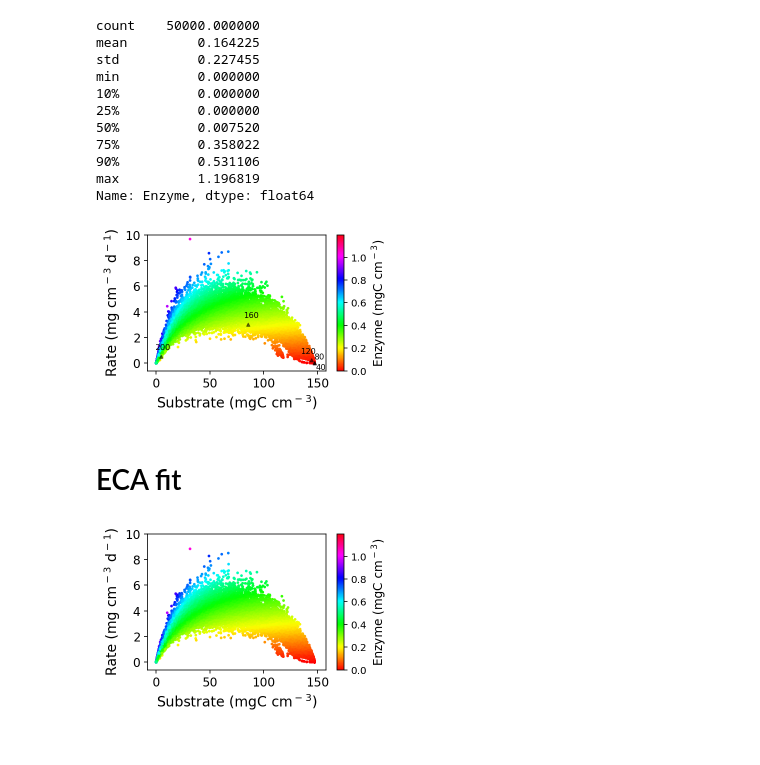
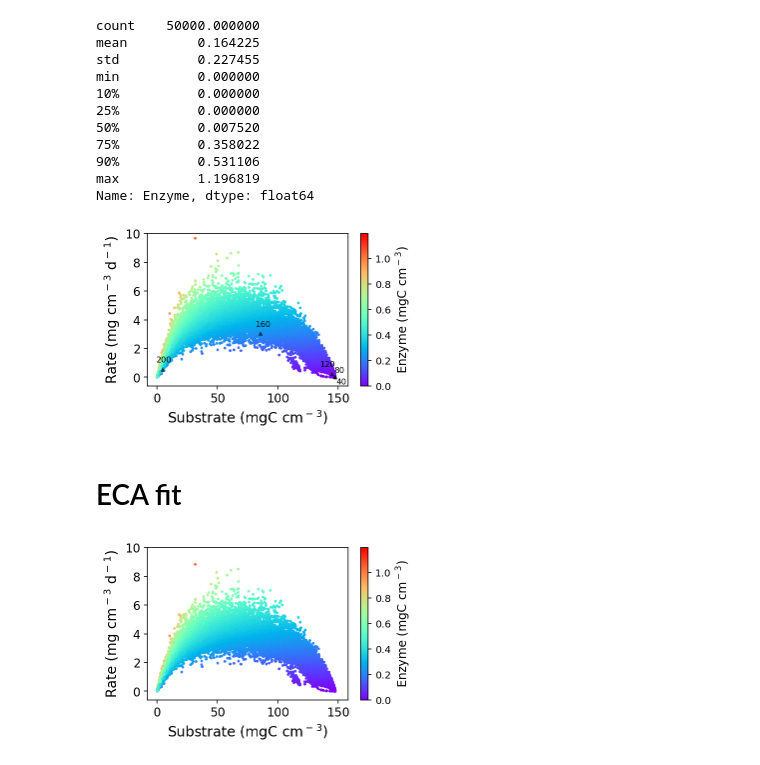
Before and after one commit to bioatmosphere/An_emergent_soil_enzyme_decomposition_model, a Jupyter notebook: Figure_3/Fig_3_Spatial_analysis_of_data_pooled_together_Python.ipynb, the cells around one changed output. Saved outputs shown, nothing was run; the diff lists cells and outputs as text; code cells hidden in the pictures.

```diff
--- a/Figure_3/Fig_3_Spatial_analysis_of_data_pooled_together_Python.ipynb
+++ b/Figure_3/Fig_3_Spatial_analysis_of_data_pooled_together_Python.ipynb
@@ -191,14 +191,14 @@ Rate_ECA1 = ECA(Rate_Sub_Enz_df['Substrate'],Rate_Sub_Enz_df['Enzyme'])
 #y_min = 0.19498 * 105.691525 * x /(1.51204+x)
 #y_max = 0.19498 * 105.691525 * x /(1.51204+x)
 
-fig, ax = plt.subplots(figsize=(4,2.5))
+fig, ax = plt.subplots(figsize=(4.5,2.8))
 
 
 #xx = (Rate_Sub_Enz_df[['Enzyme','Rate']].T).values
 #densObj = kde(xx)
 #colours = makeColours(densObj.evaluate(xx))
 
-sd = ax.scatter(Rate_Sub_Enz_df['Enzyme'],Rate_Sub_Enz_df['Rate'],s=3,c=Rate_Sub_Enz_df['Substrate'],cmap='hsv')#color=colours)
+sd = ax.scatter(Rate_Sub_Enz_df['Enzyme'],Rate_Sub_Enz_df['Rate'],s=3,c=Rate_Sub_Enz_df['Substrate'],cmap='rainbow')#color=colours)
 #ax.plot(x,y_min, color = 'k',linewidth = 2,linestyle = '-',alpha = 0.5)
 #ax.scatter(Rate_Sub_Enz_df['Enzyme'],Rate_ECA1,s=2,color='grey',alpha=0.2)
 ax.scatter(Grid_average['Enzyme'],Grid_average['Rate'],s=10,marker='^',color='black',alpha = 0.5)
@@ -222,5 +222,5 @@ plt.yticks(fontsize=12)
 cb = plt.colorbar(sd)
 cb.set_label("Substrate (mgC cm$^-$$^3$)",size=12)
 
-plt.savefig('Cellulose_Rate_Enzyme.pdf',bbox_inches='tight')
+#plt.savefig('Cellulose_Rate_Enzyme.pdf',bbox_inches='tight')
 # %% [output]
@@ -272,7 +272,7 @@ Name: Enzyme, dtype: float64
 #y_max = 36.72 *   0.074827 * x/(41.16 + x)
 
 
-fig, ax = plt.subplots(figsize=(4,2.5))
+fig, ax = plt.subplots(figsize=(4.5,2.8))
 
 
 #yy = (Rate_Sub_Enz_df[['Substrate','Rate']].T).values
@@ -280,48 +280,48 @@ fig, ax = plt.subplots(figsize=(4,2.5))
 #colours = makeColours(densObj.evaluate(yy))
 
 
-sd=ax.scatter(x=Rate_Sub_Enz_df['Substrate'],y=Rate_Sub_Enz_df['Rate'],s=3,c=Rate_Sub_Enz_df['Enzyme'],cmap='hsv')#color=colours,zorder=1)
+sd=ax.scatter(x=Rate_Sub_Enz_df['Substrate'],y=Rate_Sub_Enz_df['Rate'],s=3,c=Rate_Sub_Enz_df['Enzyme'],cmap='rainbow')#color=colours,zorder=1)
 
 #ax.plot(x,y_min,color='grey',linewidth = 2,linestyle = '-',alpha = 0.5)
 #ax.plot(x,y_mid,color='grey',linewidth = 2,linestyle = '-',alpha = 0.5)
 #ax.plot(x,y_max,color='grey',linewidth = 2,linestyle = '-',alpha = 0.5)
 #ax.scatter(Rate_Sub_Enz_df['Substrate'],Rate_ECA1,s=2,color='grey',alpha=0.2)
 ax.scatter(Grid_average['Substrate'],Grid_average['Rate'],s=10,marker='^',color='black',alpha=0.5)
 
 xtext = [-1,0,10,4,5]
 ytext = [-0.5,0.3,0.5,0.5,0.5]
 
 for i in range(Grid_average.shape[0]):
     ax.annotate(Grid_average.index[i], xy=(Grid_average['Substrate'].iloc[i],Grid_average['Rate'].iloc[i]),
                 xytext=(Grid_average['Substrate'].iloc[i]-xtext[i],Grid_average['Rate'].iloc[i]+ytext[i]),
                 fontsize=8)
 
 
 #c=Rate_Sub_Enz_df['Substrate'],cmap = 'plasma'
 #ax.fill_between(x, y_min,y_max,facecolor = 'grey',alpha=0.5,zorder=2)
 
 #plt.colorbar(np.array(colours))
 
 ax.set_xlabel("Substrate (mgC cm$^-$$^3$)",size=14,weight='normal')
 ax.set_ylabel("Rate (mg cm$^-$$^3$ d$^-$$^1$)",size=14,weight='normal')
 ax.set_xlim(-8,158)
 ax.set_ylim(-0.6,10)
 
 plt.xticks(fontsize=12)
 plt.yticks(fontsize=12)
 
 cb = plt.colorbar(sd)
 cb.set_label("Enzyme (mgC cm$^-$$^3$)",size=12)
 
-plt.savefig('Cellulose_Rate_Substrate.pdf',bbox_inches='tight')
+#plt.savefig('Cellulose_Rate_Substrate.pdf',bbox_inches='tight')
 # %% [output]
-[figure, old version]
+[figure, new version]
 # %% [markdown]
 # ECA fit
 # %%
-fig, ax = plt.subplots(figsize=(4,2.5))
+fig, ax = plt.subplots(figsize=(4.5,2.8))
 
-sd = ax.scatter(Rate_Sub_Enz_df['Substrate'],Rate_ECA1,s=3,c=Rate_Sub_Enz_df['Enzyme'],cmap='hsv')#color='grey',alpha=0.2)
+sd = ax.scatter(Rate_Sub_Enz_df['Substrate'],Rate_ECA1,s=3,c=Rate_Sub_Enz_df['Enzyme'],cmap='rainbow')#color='grey',alpha=0.2)
 
 #sd = ax.scatter(Rate_Sub_Enz_df['Substrate'],Rate_ECA1,s=3,c='grey',alpha=1.0)
 
@@ -337,6 +337,6 @@ plt.yticks(fontsize=12)
 cb = plt.colorbar(sd)
 cb.set_label("Enzyme (mgC cm$^-$$^3$)",size=12)
 
-plt.savefig('Cellulose_Rate_Substrate_ECA.pdf',bbox_inches='tight')
+#plt.savefig('Cellulose_Rate_Substrate_ECA.pdf',bbox_inches='tight')
 # %% [output]
-[figure, old version]
+[figure, new version]
```
Also changed, not shown: parts of 2 cells of this notebook.
